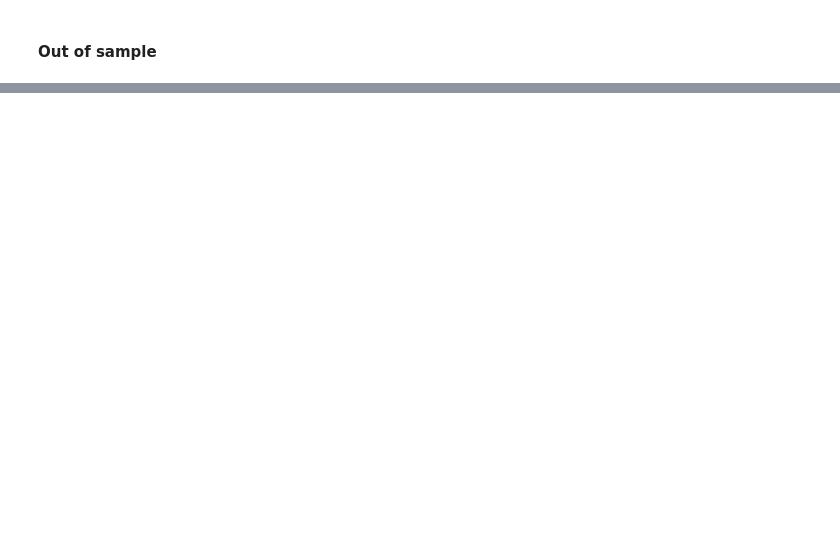
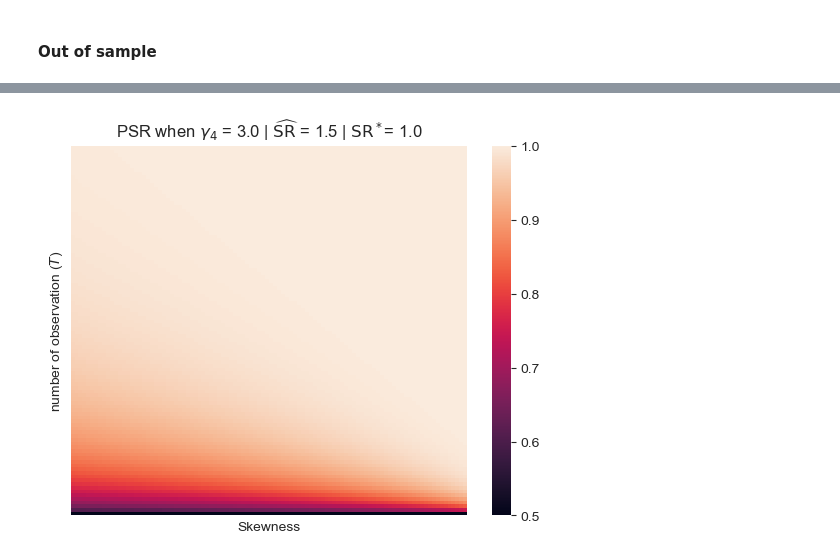
Before and after one commit to Tommylee1013/FinancialMachineLearning, a Jupyter notebook: Notes/Backtest/ProbabilitySharpeRatio.ipynb, the cells around one changed output, grey strips where cells are left out. Saved outputs shown, nothing was run; the diff lists cells and outputs as text; code cells hidden in the pictures; blank space fills up the shorter version.

```diff
--- a/Notes/Backtest/ProbabilitySharpeRatio.ipynb
+++ b/Notes/Backtest/ProbabilitySharpeRatio.ipynb
@@ -241,0 +249,28 @@ pd.DataFrame(
+# %%
+skew = np.linspace(-0.9999, 0.9999, 100)
+observed = np.arange(1, 13.5, 0.125)
+# %%
+matrix = np.zeros(10000).reshape(100, 100)
+for i in range(len(skew)) :
+    for j in range(len(observed)) :
+        psr = probabilistic_sharpe_ratio(
+            observed_sr = 1.5,
+            benchmark_sr = 0,
+            number_of_returns = observed[j],
+            skewness_of_returns = skew[i],
+            kurtosis_of_returns = 3.0
+        )
+        matrix[j][i] = psr
+
+matrix = pd.DataFrame(matrix, columns = skew, index = observed)
+matrix = matrix.sort_index(ascending = False)
+# %%
+sns.heatmap(matrix)
+plt.xlabel('Skewness')
+plt.xticks([], [])
+plt.yticks([], [])
+plt.ylabel(r'number of observation ($T$)')
+plt.title(r"PSR when $\gamma_4$ = 3.0 | $\widehat{\mathrm{SR}}$ = 1.5 | $\mathrm{SR}^*$= 1.0")
+plt.show()
+# %% [output]
+[figure, added]
```
Also changed, not shown: parts of 25 cells of this notebook.
